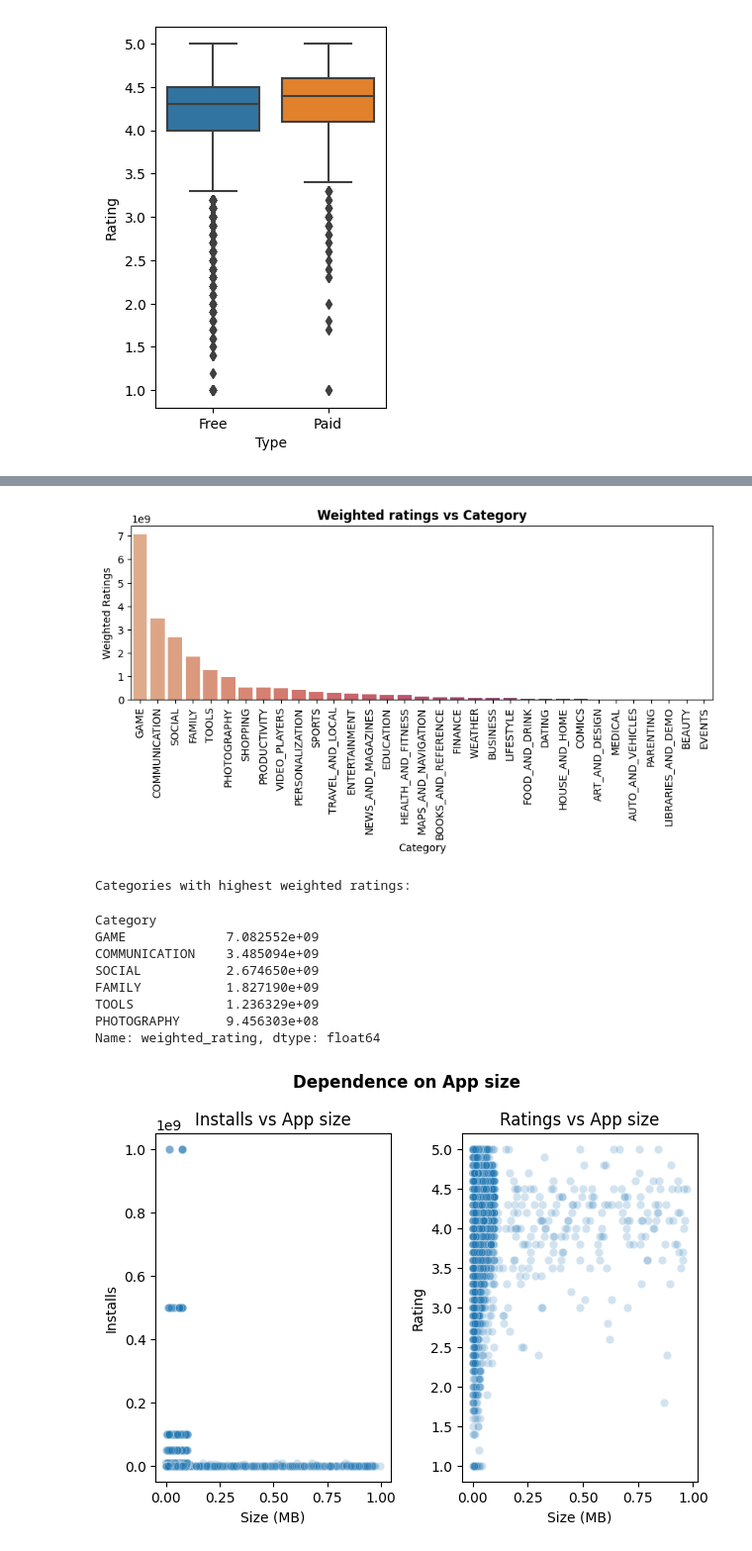
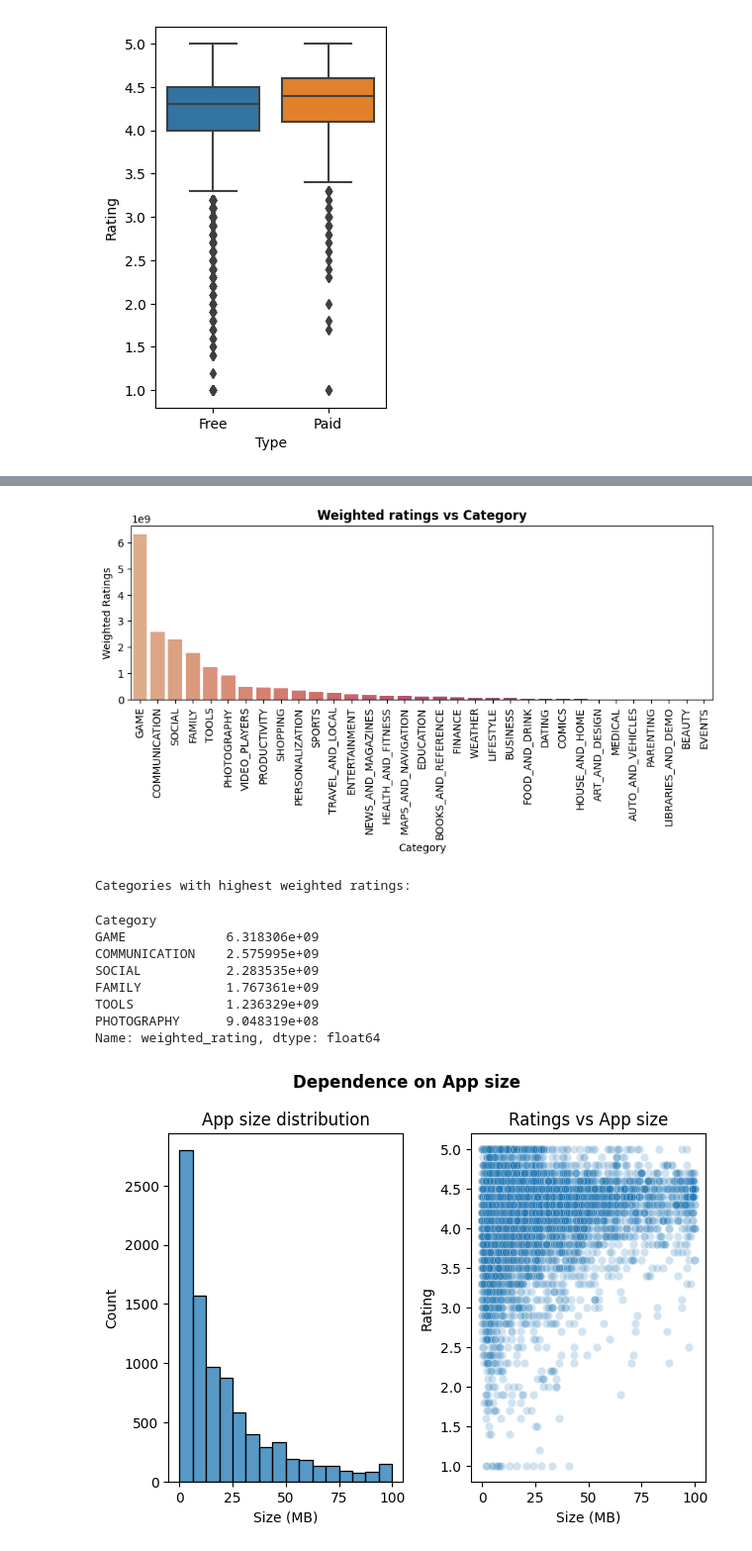
Before and after one commit to u3854/python_practice, a Jupyter notebook: AB/app_store_EDA/EDA_app_store.ipynb, the cells around one changed output, grey strips where cells are left out. Shown at 99% size. Drawn from its saved outputs; the diff is of its cells as text; code cells hidden in the pictures.

```diff
--- a/AB/app_store_EDA/EDA_app_store.ipynb
+++ b/AB/app_store_EDA/EDA_app_store.ipynb
@@ -27,13 +25,15 @@ df_store[df_store['Category']=='1.9']
 | 10472 | Life Made WI-Fi Touchscreen Photo... | 1.9 | 19.0 | 3.0M | 1,000+ | Free | 0 | Everyone | NaN | February 11, 2018 | ... |
 # %%
 df_store = df_store.drop(10472)
+# %%
+df_store = df_store.drop_duplicates()
 # %%
 # df_store['Reviews'] = df_store['Reviews'].apply(lambda x: '3000000' if x == '3.0M' else x)
 df_store['Reviews'] = df_store['Reviews'].astype('int64')
 # %%
 df_store['Size'] = df_store['Size'].apply(lambda x: x.strip('M'))
 
-df_store['Size'] = df_store['Size'].apply(lambda x: x if x.endswith('e') else float(x.strip('k'))/1024)
+df_store['Size'] = df_store['Size'].apply(lambda x: float(x.strip('k'))/1024 if x.endswith('k') else x)
 # df_store[df_store['Size'].str.endswith('e')]
 
 df_store['Size'] = pd.to_numeric(df_store['Size'],errors='coerce')
@@ -200,7 +200,7 @@ plt.ylabel('Weighted Ratings')
 plt.title('Weighted ratings vs Category',fontweight='bold')
 plt.show()
 # %% [output]
-[figure, old version]
+[figure, new version]
 # %%
 print('Categories with highest weighted ratings:')
 _.head(6)
@@ -209,27 +209,27 @@ _.head(6)
 # %% [output]
 Categories with highest weighted ratings:
 Category
-GAME             7.082552e+09
-COMMUNICATION    3.485094e+09
-SOCIAL           2.674650e+09
-FAMILY           1.827190e+09
+GAME             6.318306e+09
+COMMUNICATION    2.575995e+09
+SOCIAL           2.283535e+09
+FAMILY           1.767361e+09
 TOOLS            1.236329e+09
-PHOTOGRAPHY      9.456303e+08
+PHOTOGRAPHY      9.048319e+08
 Name: weighted_rating, dtype: float64
 # %%
 
 fig,axes = plt.subplots(1,2)        # CREATING SUBPLOTS OF 1 ROW AND 2 COLUMNS
 
-sns.scatterplot(data=df_store,x='Size',y='Installs',alpha=0.2,ax=axes[0])
-axes[0].set_title('Installs vs App size')
+sns.histplot(data=df_store,x='Size',bins=16,ax=axes[0])
+axes[0].set_title('App size distribution')
 axes[0].set_xlabel('Size (MB)')
 
 sns.scatterplot(data=df_store,x='Size',y='Rating',alpha=0.2,ax=axes[1])
 axes[1].set_title('Ratings vs App size')
 axes[1].set_xlabel('Size (MB)')
 
 fig.suptitle('Dependence on App size',fontweight='bold')
 
 plt.tight_layout()
 # %% [output]
-[figure, old version]
+[figure, new version]
```
Also changed, not shown: parts of 14 cells of this notebook.
